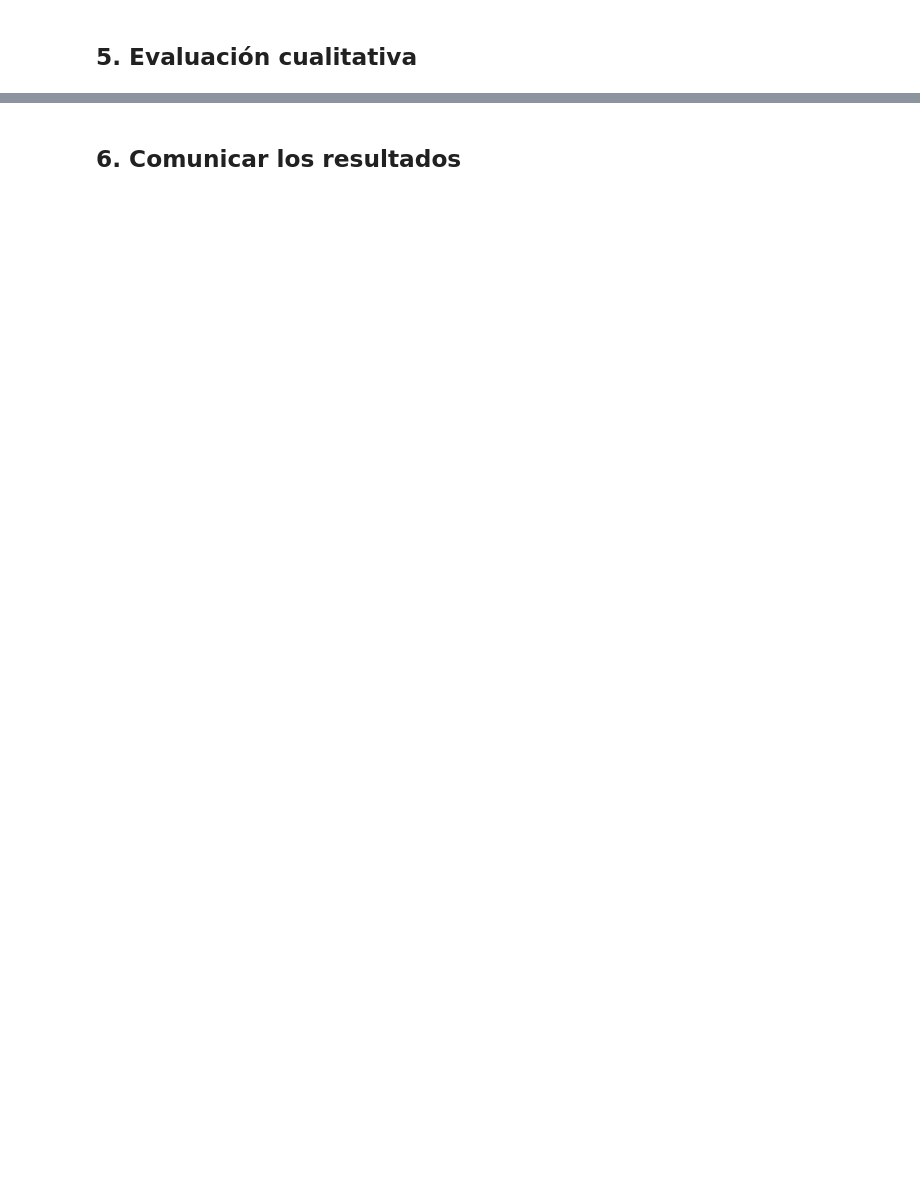
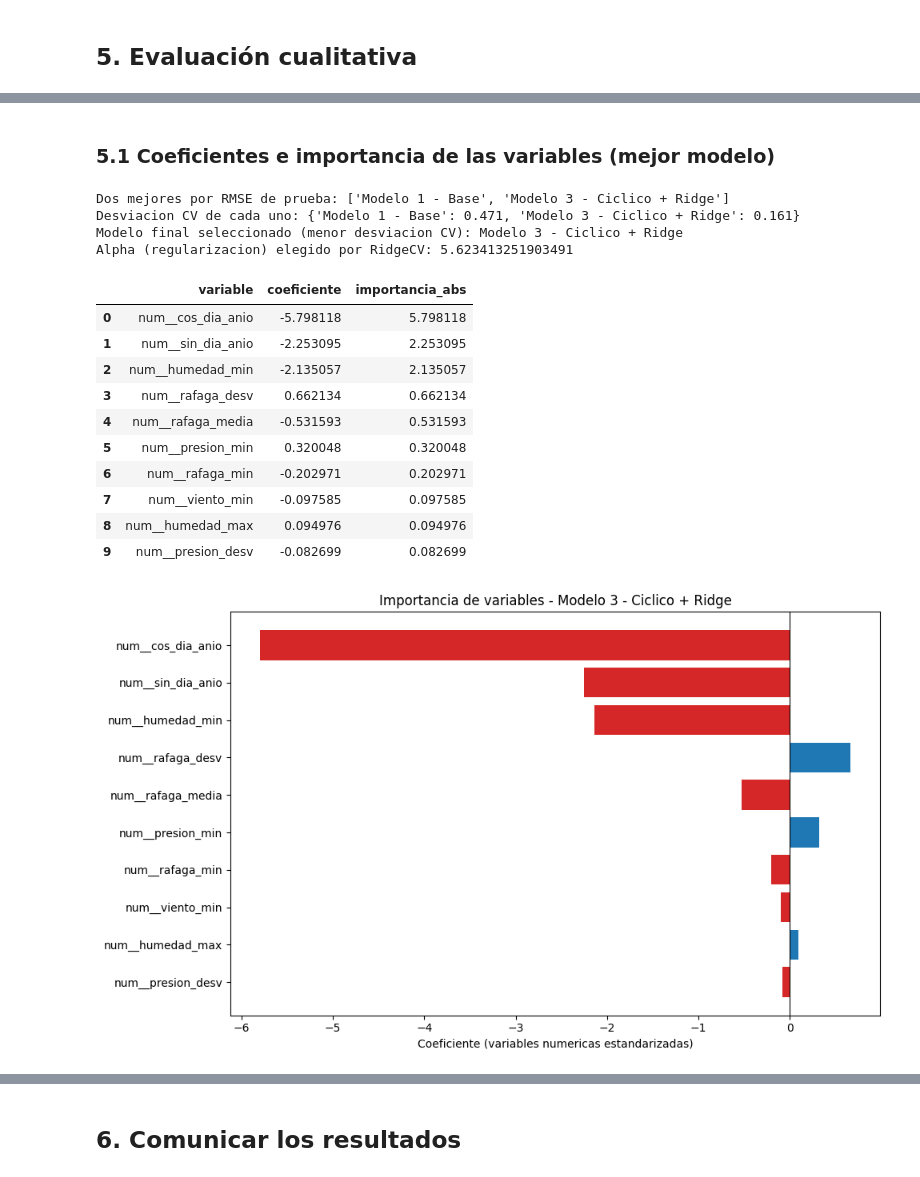
Before and after one commit to cmolina12/Laboratorio-1, a Jupyter notebook: regresion.ipynb, the cells around one changed output, grey strips where cells are left out. Cells and saved outputs as stored; diff of their text form; code cells hidden in the pictures; blank space fills up the shorter version.

```diff
--- a/regresion.ipynb
+++ b/regresion.ipynb
@@ -1140,0 +1506,8 @@ Name: temp_max_manana, dtype: float64
+# %%
+resumen_cv = pd.DataFrame({
+    'modelo': ['Modelo 1 - Base', 'Modelo 2 - Seleccion informada', 'Modelo 3 - Ciclico + Ridge'],
+    'rmse_cv_promedio': [rmse1_media, rmse2_media, rmse3_media],
+    'rmse_cv_std': [rmse1_std, rmse2_std, rmse3_std],
+}).sort_values('rmse_cv_promedio').reset_index(drop=True)
+
+display(resumen_cv)
@@ -1144,0 +1577,53 @@ Name: temp_max_manana, dtype: float64
+# %% [markdown]
+### 5.1 Coeficientes e importancia de las variables (mejor modelo)
+# %%
+candidatos_finales = mejores_dos['Modelo'].tolist()
+std_cv_por_modelo = {m: s for m, s in zip(resumen_cv['modelo'], resumen_cv['rmse_cv_std'])}
+mejor_modelo_nombre = min(candidatos_finales, key=lambda m: std_cv_por_modelo[m])
+mejor_pipeline = modelos_ajustados[mejor_modelo_nombre]
+
+print("Dos mejores por RMSE de prueba:", candidatos_finales)
+print("Desviacion CV de cada uno:", {m: round(std_cv_por_modelo[m], 3) for m in candidatos_finales})
+print("Modelo final seleccionado (menor desviacion CV):", mejor_modelo_nombre)
+
+if hasattr(mejor_pipeline.named_steps['reg'], 'alpha_'):
+    print("Alpha (regularizacion) elegido por RidgeCV:", mejor_pipeline.named_steps['reg'].alpha_)
+
+nombres_features = mejor_pipeline.named_steps['prep'].get_feature_names_out()
+coeficientes = mejor_pipeline.named_steps['reg'].coef_
+
+tabla_coef = pd.DataFrame({
+    'variable': nombres_features,
+    'coeficiente': coeficientes,
+})
+tabla_coef['importancia_abs'] = tabla_coef['coeficiente'].abs()
+tabla_coef = tabla_coef.sort_values('importancia_abs', ascending=False).reset_index(drop=True)
+
+display(tabla_coef)
+
+plt.figure(figsize=(10, 6))
+top_coef = tabla_coef.head(15).iloc[::-1]
+colores_barras = ['tab:red' if c < 0 else 'tab:blue' for c in top_coef['coeficiente']]
+plt.barh(top_coef['variable'], top_coef['coeficiente'], color=colores_barras)
+plt.axvline(0, color='black', linewidth=0.8)
+plt.xlabel('Coeficiente (variables numericas estandarizadas)')
+plt.title(f'Importancia de variables - {mejor_modelo_nombre}')
+plt.tight_layout()
+plt.show()
+# %% [output]
+Dos mejores por RMSE de prueba: ['Modelo 1 - Base', 'Modelo 3 - Ciclico + Ridge']
+Desviacion CV de cada uno: {'Modelo 1 - Base': 0.471, 'Modelo 3 - Ciclico + Ridge': 0.161}
+Modelo final seleccionado (menor desviacion CV): Modelo 3 - Ciclico + Ridge
+Alpha (regularizacion) elegido por RidgeCV: 5.623413251903491
+|  | variable | coeficiente | importancia_abs |
+| 0 | num__cos_dia_anio | -5.798118 | 5.798118 |
+| 1 | num__sin_dia_anio | -2.253095 | 2.253095 |
+| 2 | num__humedad_min | -2.135057 | 2.135057 |
+| 3 | num__rafaga_desv | 0.662134 | 0.662134 |
+| 4 | num__rafaga_media | -0.531593 | 0.531593 |
+| 5 | num__presion_min | 0.320048 | 0.320048 |
+| 6 | num__rafaga_min | -0.202971 | 0.202971 |
+| 7 | num__viento_min | -0.097585 | 0.097585 |
+| 8 | num__humedad_max | 0.094976 | 0.094976 |
+| 9 | num__presion_desv | -0.082699 | 0.082699 |
+[figure, added]
```
Also changed, not shown: parts of 35 cells of this notebook, 2 other files.
